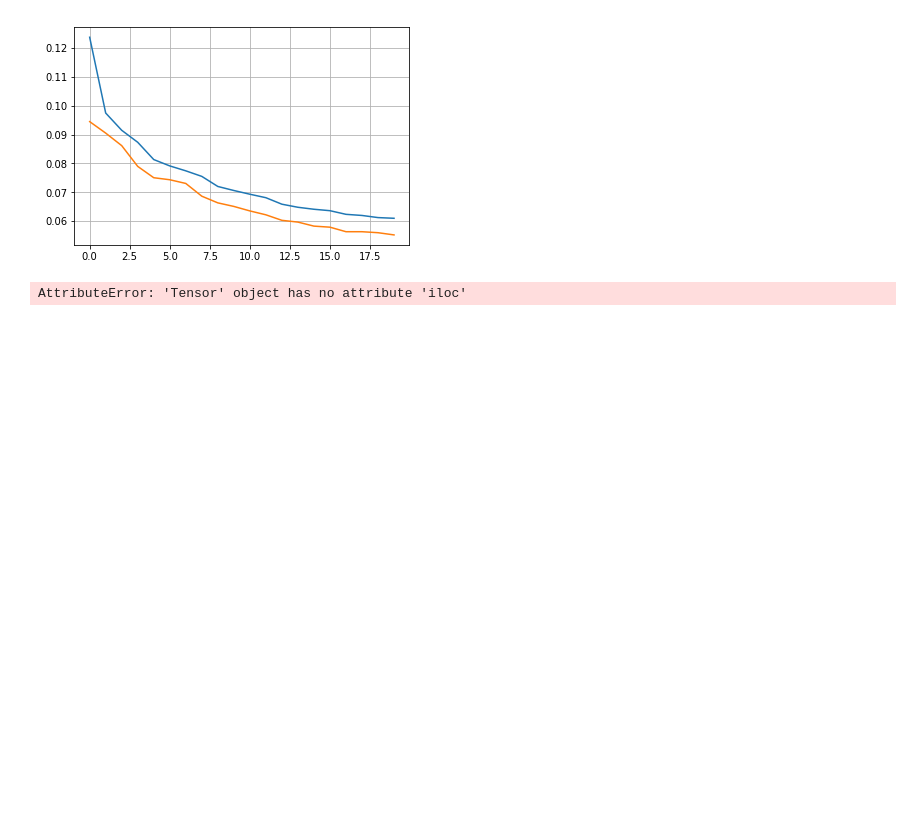
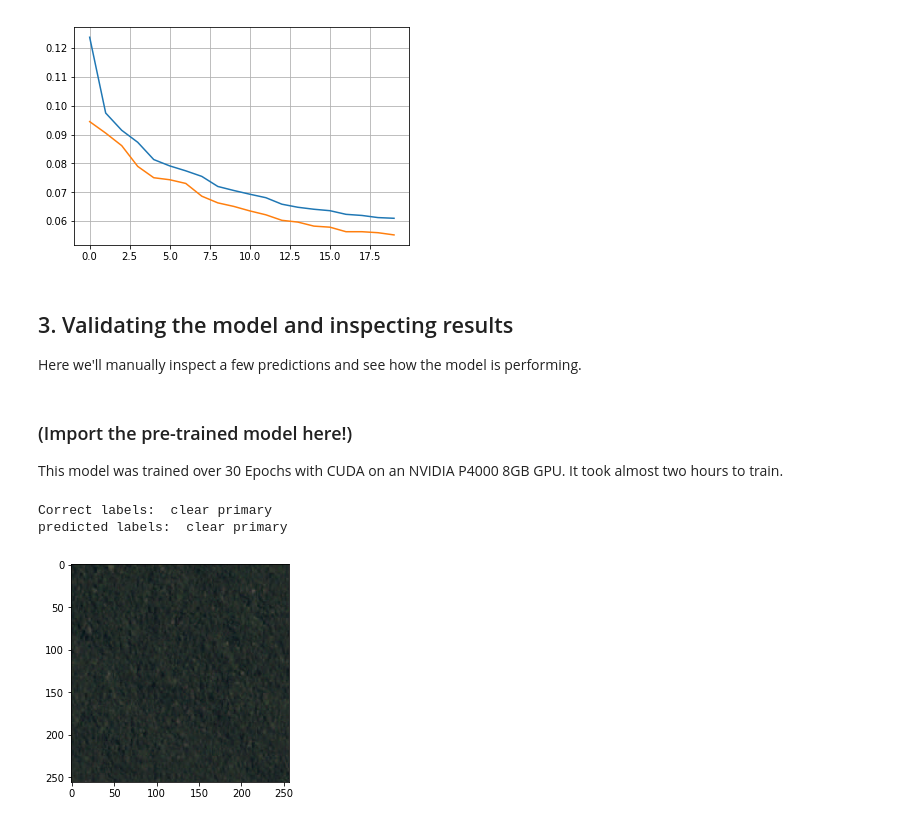
Before and after one commit to SamWheating/MLExampleProjects, a Jupyter notebook: planet-challenge/SatelliteImageClassification.ipynb, the cells around one changed output. Saved outputs shown, nothing was run; the diff lists cells and outputs as text; code cells hidden in the pictures; blank space fills up the shorter version.

```diff
--- a/planet-challenge/SatelliteImageClassification.ipynb
+++ b/planet-challenge/SatelliteImageClassification.ipynb
@@ -289,0 +282,6 @@ torch.save(model.state_dict(), "resnet_34_planet_challenge_30_epochs.pt")
+# %% [markdown]
+## 3. Validating the model and inspecting results
+Here we'll manually inspect a few predictions and see how the model is performing.
+# %% [markdown]
+### (Import the pre-trained model here!)
+This model was trained over 30 Epochs with CUDA on an NVIDIA P4000 8GB GPU. It took almost two hours to train.
@@ -290,18 +293,20 @@ torch.save(model.state_dict(), "resnet_34_planet_challenge_30_epochs.pt")
 # %%
-# analyze some predictions
-idx = random.randint(0, 4000)
+# Analyze some predictions
+# This will load a random image from the training set and use the model to predict its labels.
+idx = random.randint(0, 40000)
 row = labels.iloc[idx]
 tags = row.one_hot
 image = Image.open('train-jpg/train_' + str(idx) + '.jpg')  # PIL image
+imshow(image)
 image = eval_transformer(image)[:3].unsqueeze(0).cuda()
+prediction = model(image)[0].cpu().detach().numpy()
 
-prediction = model(image)[0].cpu().detach().numpy()
-list(prediction)
-
-for i in range(len(prediction)):
-    print(tags[i], " --------",  prediction[i])
+print("Correct labels: ", onehot_decode(tags))
+print("predicted labels: ", onehot_decode(prediction))
 # %% [output]
-AttributeError: 'Tensor' object has no attribute 'iloc'
+Correct labels:  clear primary
+predicted labels:  clear primary
+[figure, added]
 # %%
 # Get the model's predictions on the entire validation dataset:
 np_outputs = []
```
Also changed, not shown: parts of 30 cells of this notebook.
